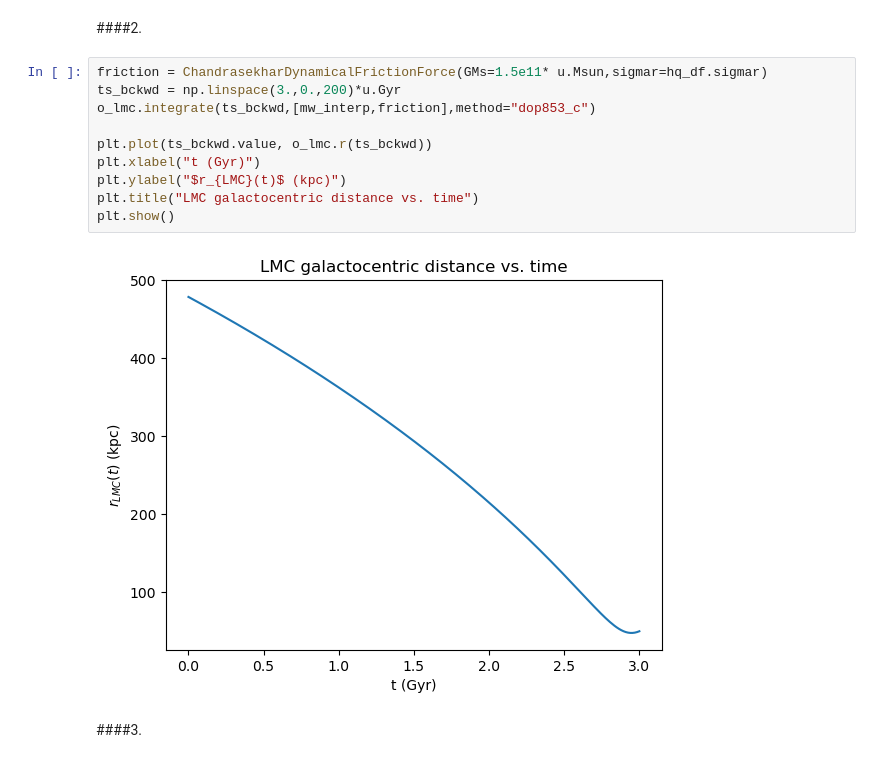
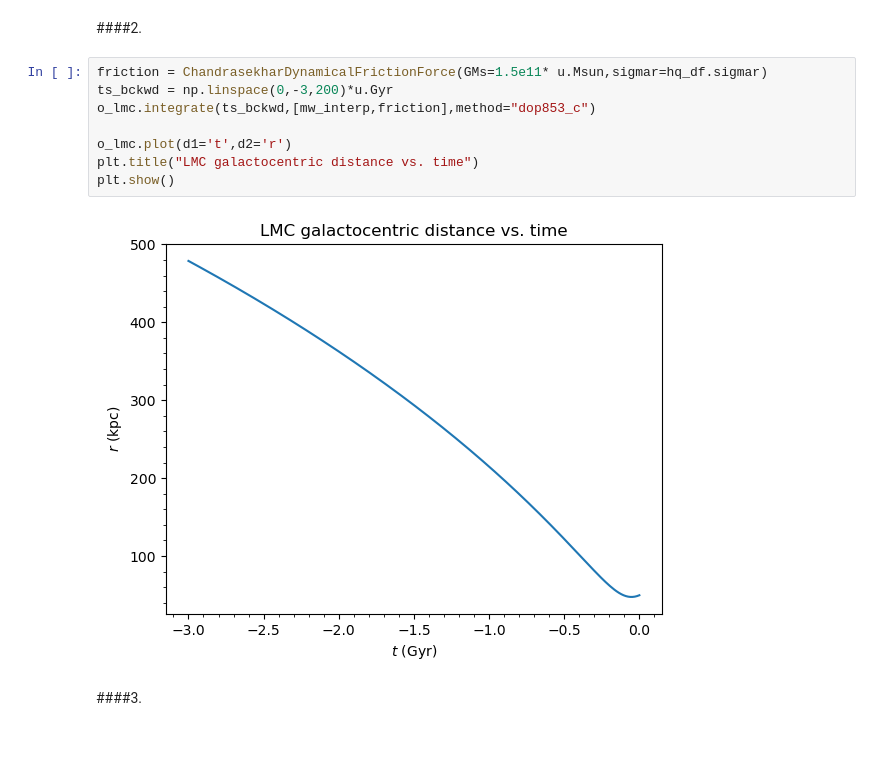
Before and after one commit to mylana-vn/onboarding-exercises, a Jupyter notebook: onboarding_exercises.ipynb, the cells around one changed output. Cells and saved outputs as stored; diff of their text form.

```diff
--- a/onboarding_exercises.ipynb
+++ b/onboarding_exercises.ipynb
@@ -670,16 +675,14 @@ o_lmc = Orbit.from_name("LMC")
 ####2.
 # %%
 friction = ChandrasekharDynamicalFrictionForce(GMs=1.5e11* u.Msun,sigmar=hq_df.sigmar)
-ts_bckwd = np.linspace(3.,0.,200)*u.Gyr
+ts_bckwd = np.linspace(0,-3,200)*u.Gyr
 o_lmc.integrate(ts_bckwd,[mw_interp,friction],method="dop853_c")
 
-plt.plot(ts_bckwd.value, o_lmc.r(ts_bckwd))
-plt.xlabel("t (Gyr)")
-plt.ylabel("$r_{LMC}(t)$ (kpc)")
+o_lmc.plot(d1='t',d2='r')
 plt.title("LMC galactocentric distance vs. time")
 plt.show()
 # %% [output]
-[figure, old version]
+[figure, new version]
 # %% [markdown]
 ####3.
 # %%
```
Also changed, not shown: parts of 15 cells of this notebook.
